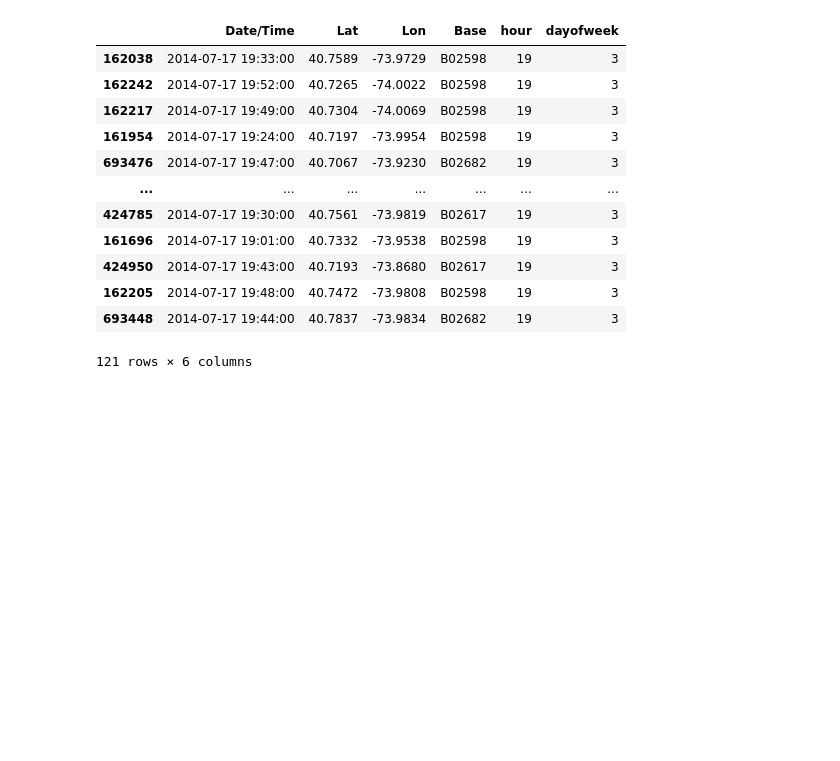
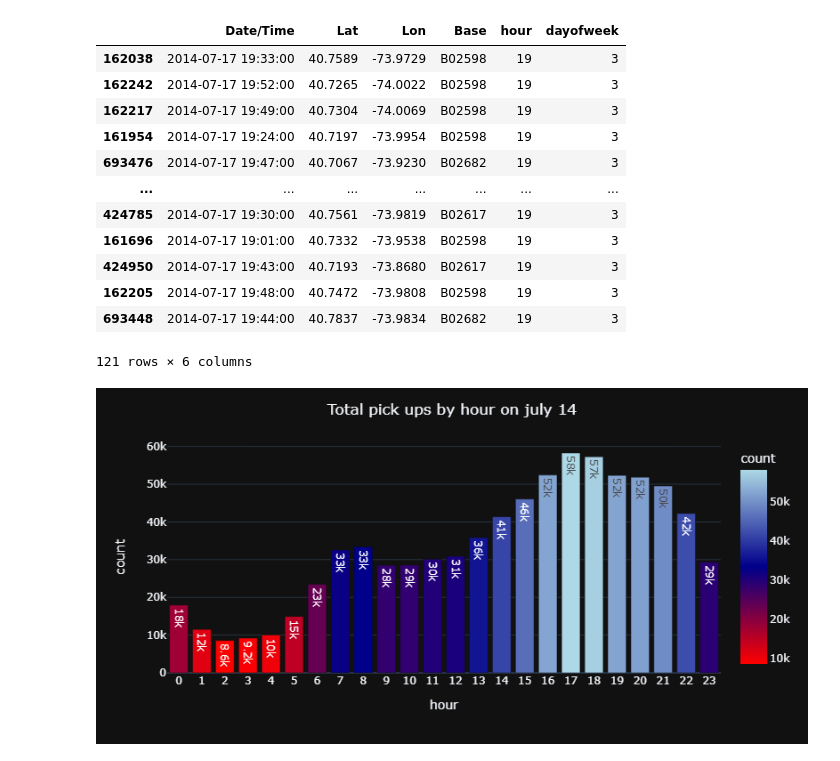
Before and after one commit to LRaverdy/uber-trips-clustering, a Jupyter notebook: Untitled.ipynb, the cells around one changed output. Cells and saved outputs as stored; diff of their text form; code cells hidden in the pictures; blank space fills up the shorter version.

```diff
--- a/Untitled.ipynb
+++ b/Untitled.ipynb
@@ -43,3 +90,29 @@ df[(df['Date/Time'].dt.strftime('%Y-%m-%d') == '2014-07-17') & (df["hour"] == 19
 | 162205 | 2014-07-17 19:48:00 | 40.7472 | -73.9808 | B02598 | 19 | 3 |
 | 693448 | 2014-07-17 19:44:00 | 40.7837 | -73.9834 | B02682 | 19 | 3 |
 121 rows × 6 columns
+# %%
+data = df.groupby("hour")["hour"].agg(["count"]).reset_index()
+data["hour"] = data["hour"].astype(str)
+
+fig = px.bar(
+    data,
+    x="hour",
+    y="count",
+    text="count",
+    color="count",
+    color_continuous_scale=["red",  "darkblue", "lightblue"]
+)
+
+fig.update_layout(
+    template="plotly_dark",
+    height=400,
+    width=800,
+    title="Total pick ups by hour on july 14",
+    title_x=.5
+)
+
+fig.update_traces(texttemplate='%{text:.2s}')
+
+fig.show("png")
+# %% [output]
+[figure, added]
```
Also changed, not shown: parts of 22 cells of this notebook.
